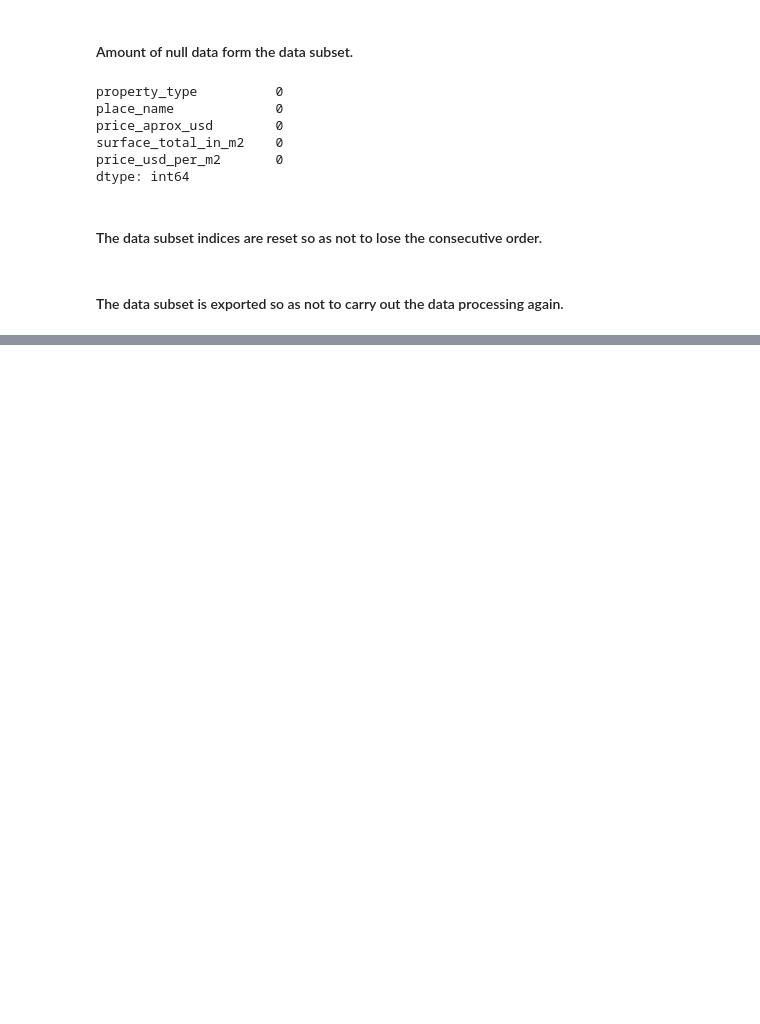
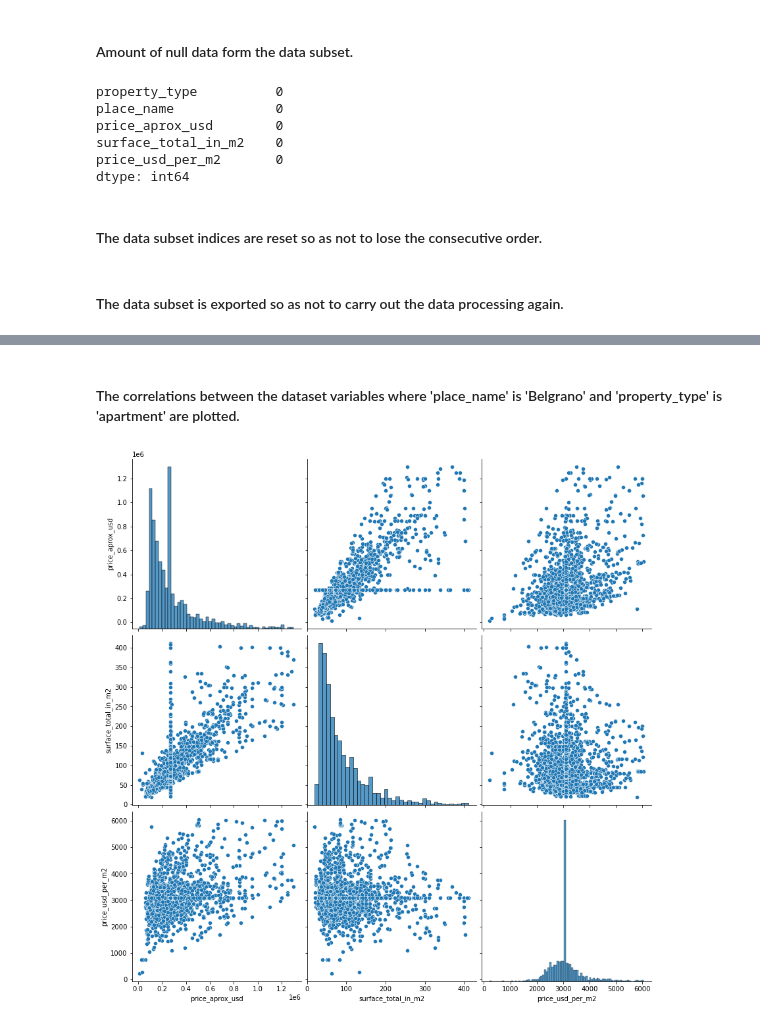
Before and after one commit to JonnathanDMT/Linear-Regression-Models, a Jupyter notebook: CodeWS2.ipynb, the cells around one changed output, grey strips where cells are left out. Cells and saved outputs as stored; diff of their text form; code cells hidden in the pictures; blank space fills up the shorter version.

```diff
--- a/CodeWS2.ipynb
+++ b/CodeWS2.ipynb
@@ -164,0 +201,8 @@ data.to_csv('properatti_tp2.csv')
+# %% [markdown]
+#### The correlations between the dataset variables where 'place_name' is 'Belgrano' and 'property_type' is 'apartment' are plotted.
+# %%
+groups = data.groupby(['place_name','property_type'])
+sns.pairplot(groups.get_group(('Belgrano', 'apartment')), height = 4)
+plt.show()
+# %% [output]
+[figure, added]
```
Also changed, not shown: parts of 9 cells of this notebook.
